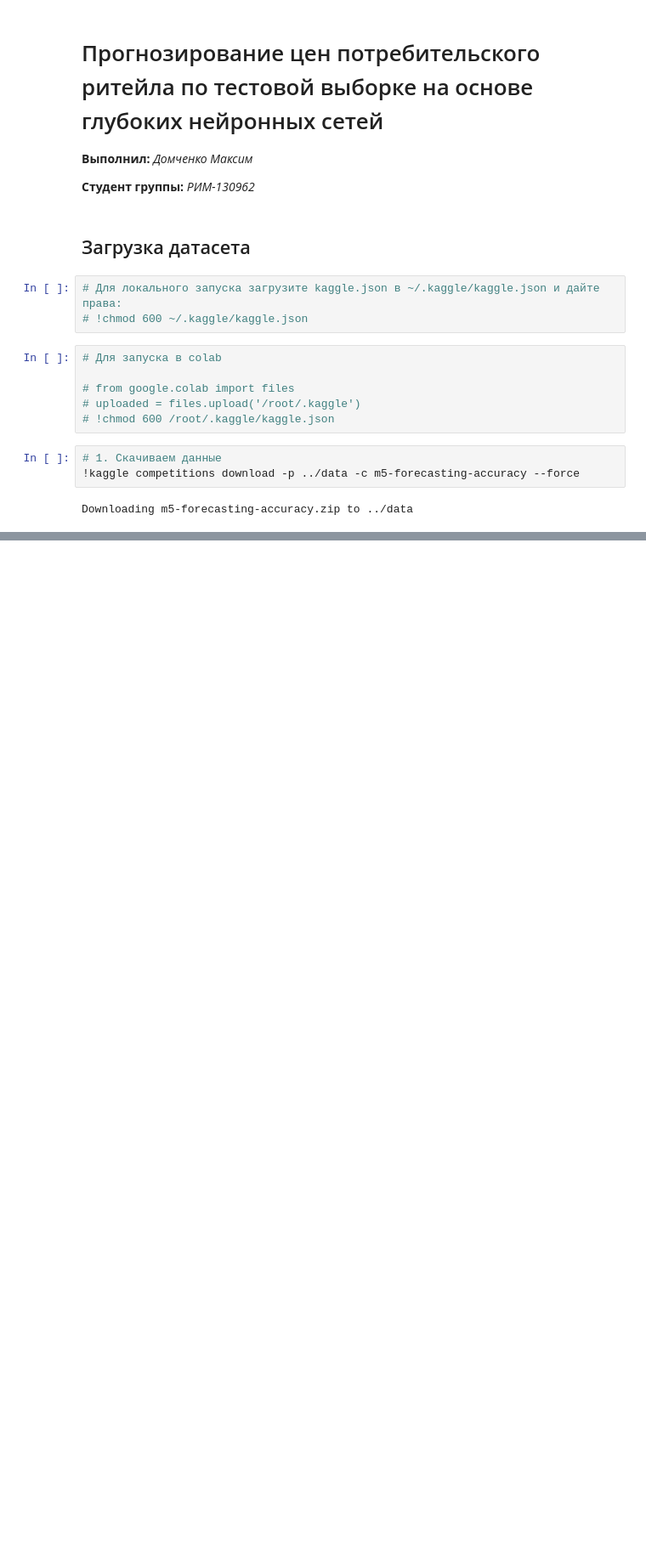
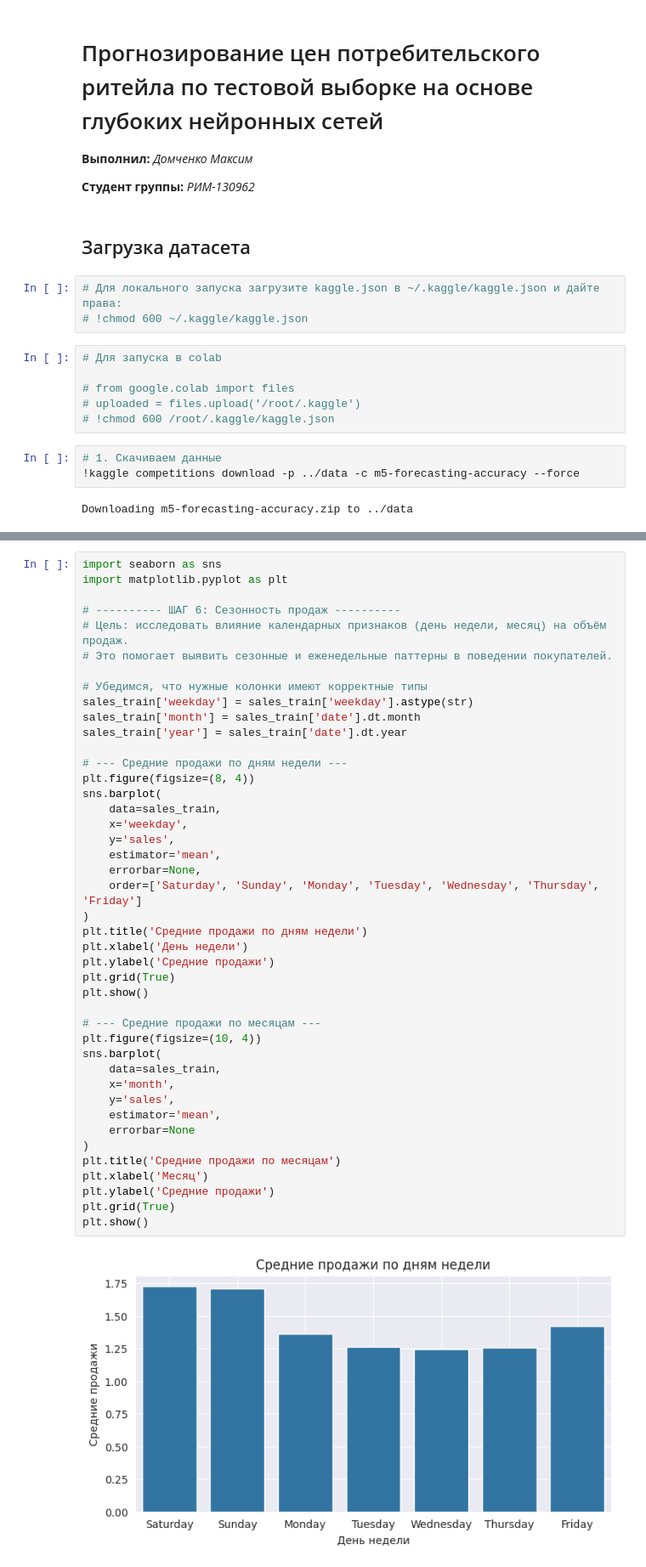
Before and after one commit to DMax-w/price_forecasting, a Jupyter notebook: notebook/dataset.ipynb, the cells around one changed output, grey strips where cells are left out. Shown at 85% size. Cells and saved outputs as stored; diff of their text form; blank space fills up the shorter version.

```diff
--- a/notebook/dataset.ipynb
+++ b/notebook/dataset.ipynb
@@ -100,0 +221,45 @@ display(sales_long[['date', 'item_id', 'store_id', 'sales', 'sell_price']].head(
+# %%
+import seaborn as sns
+import matplotlib.pyplot as plt
+
+# ---------- ШАГ 6: Сезонность продаж ----------
+# Цель: исследовать влияние календарных признаков (день недели, месяц) на объём продаж.
+# Это помогает выявить сезонные и еженедельные паттерны в поведении покупателей.
+
+# Убедимся, что нужные колонки имеют корректные типы
+sales_train['weekday'] = sales_train['weekday'].astype(str)
+sales_train['month'] = sales_train['date'].dt.month
+sales_train['year'] = sales_train['date'].dt.year
+
+# --- Средние продажи по дням недели ---
+plt.figure(figsize=(8, 4))
+sns.barplot(
+    data=sales_train,
+    x='weekday',
+    y='sales',
+    estimator='mean',
+    errorbar=None,
+    order=['Saturday', 'Sunday', 'Monday', 'Tuesday', 'Wednesday', 'Thursday', 'Friday']
+)
+plt.title('Средние продажи по дням недели')
+plt.xlabel('День недели')
+plt.ylabel('Средние продажи')
+plt.grid(True)
+plt.show()
+
+# --- Средние продажи по месяцам ---
+plt.figure(figsize=(10, 4))
+sns.barplot(
+    data=sales_train,
+    x='month',
+    y='sales',
+    estimator='mean',
+    errorbar=None
+)
+plt.title('Средние продажи по месяцам')
+plt.xlabel('Месяц')
+plt.ylabel('Средние продажи')
+plt.grid(True)
+plt.show()
+# %% [output]
+[figure, added]
```
Also changed, not shown: parts of 16 cells of this notebook, 1 other file.
